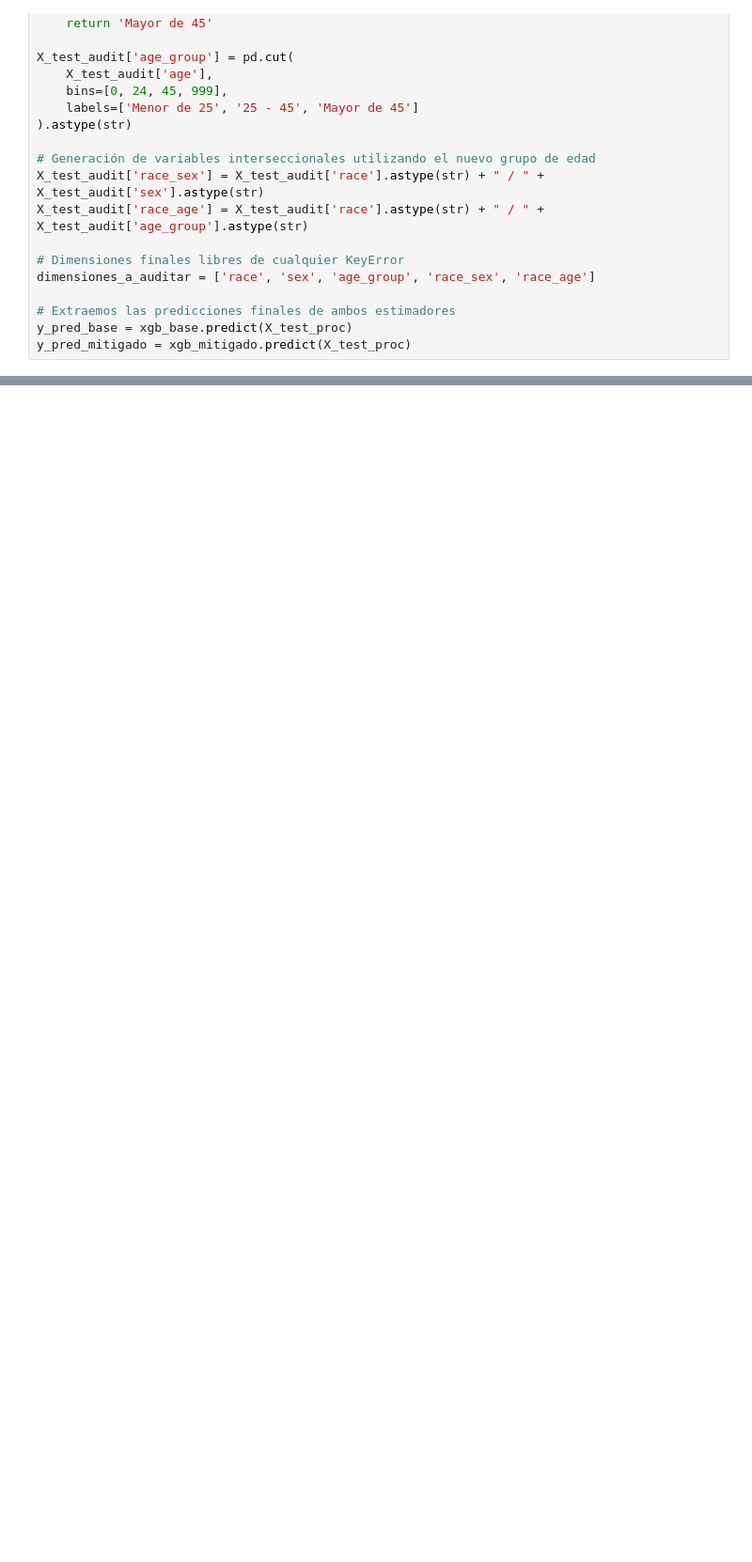
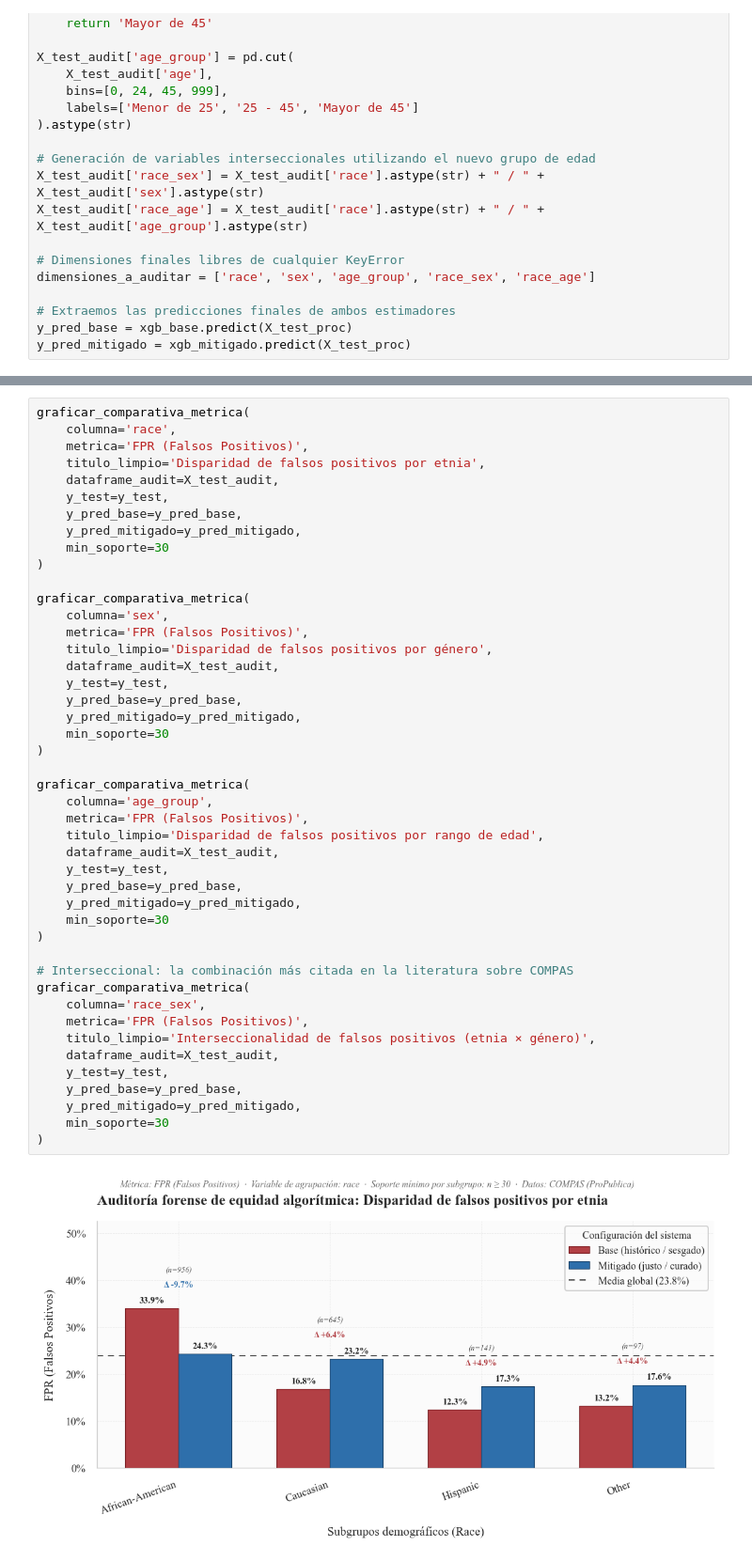
Before and after one commit to dmg131/AA_proyect, a Jupyter notebook: fairness.ipynb, the cells around one changed output, grey strips where cells are left out. Shown at 94% size. Drawn from its saved outputs; the diff is of its cells as text; blank space fills up the shorter version.

```diff
--- a/fairness.ipynb
+++ b/fairness.ipynb
@@ -343,0 +390,47 @@ graficar_reduccion_gap_global(df_resumen_gaps)
+# %%
+graficar_comparativa_metrica(
+    columna='race',
+    metrica='FPR (Falsos Positivos)',
+    titulo_limpio='Disparidad de falsos positivos por etnia',
+    dataframe_audit=X_test_audit,
+    y_test=y_test,
+    y_pred_base=y_pred_base,
+    y_pred_mitigado=y_pred_mitigado,
+    min_soporte=30
+)
+
+graficar_comparativa_metrica(
+    columna='sex',
+    metrica='FPR (Falsos Positivos)',
+    titulo_limpio='Disparidad de falsos positivos por género',
+    dataframe_audit=X_test_audit,
+    y_test=y_test,
+    y_pred_base=y_pred_base,
+    y_pred_mitigado=y_pred_mitigado,
+    min_soporte=30
+)
+
+graficar_comparativa_metrica(
+    columna='age_group',
+    metrica='FPR (Falsos Positivos)',
+    titulo_limpio='Disparidad de falsos positivos por rango de edad',
+    dataframe_audit=X_test_audit,
+    y_test=y_test,
+    y_pred_base=y_pred_base,
+    y_pred_mitigado=y_pred_mitigado,
+    min_soporte=30
+)
+
+# Interseccional: la combinación más citada en la literatura sobre COMPAS
+graficar_comparativa_metrica(
+    columna='race_sex',
+    metrica='FPR (Falsos Positivos)',
+    titulo_limpio='Interseccionalidad de falsos positivos (etnia × género)',
+    dataframe_audit=X_test_audit,
+    y_test=y_test,
+    y_pred_base=y_pred_base,
+    y_pred_mitigado=y_pred_mitigado,
+    min_soporte=30
+)
+# %% [output]
+[figure, added]
```
Also changed, not shown: parts of 22 cells of this notebook.
